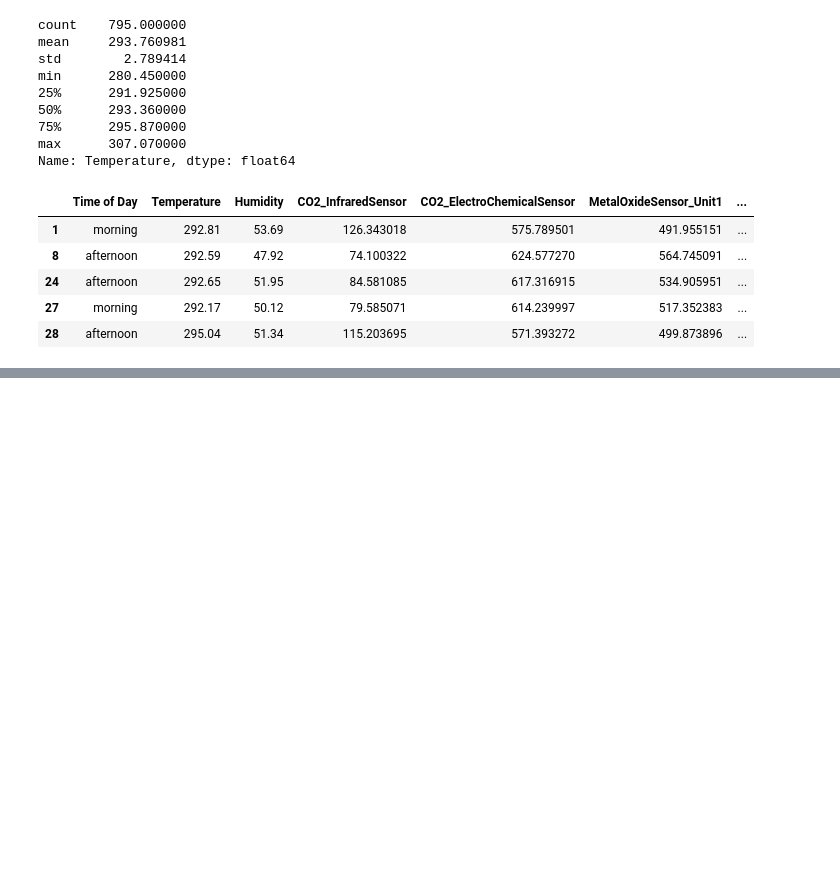
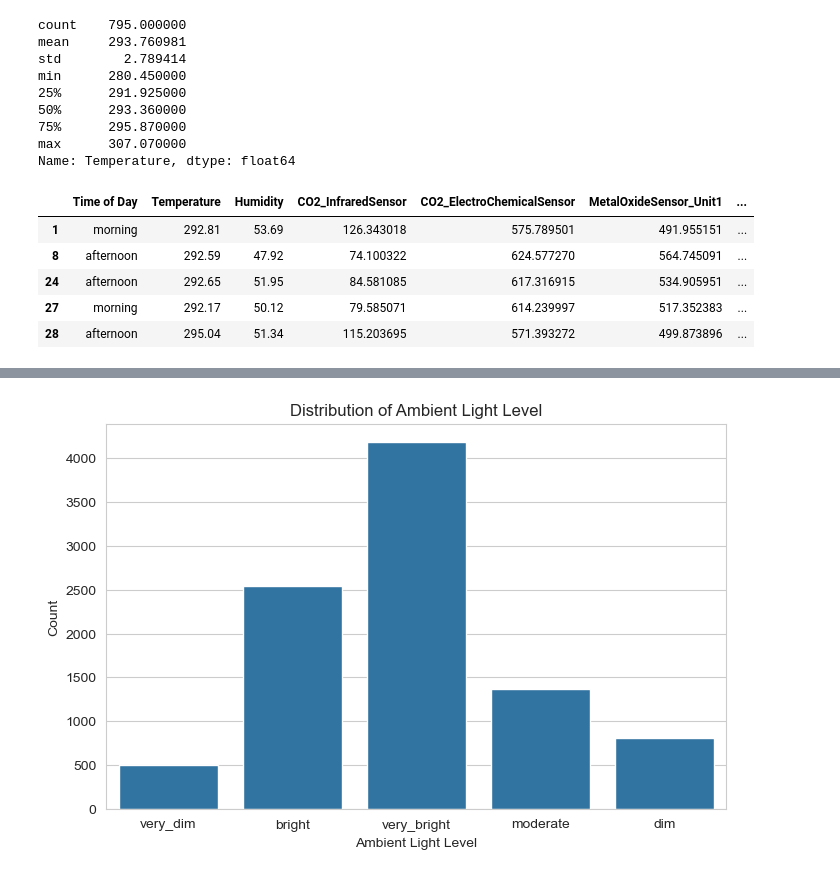
Before and after one commit to chanmyae99/elderguard-analytics-ml, a Jupyter notebook: notebooks/eda.ipynb, the cells around one changed output, grey strips where cells are left out. Drawn from its saved outputs; the diff is of its cells as text; code cells hidden in the pictures; blank space fills up the shorter version.

```diff
--- a/notebooks/eda.ipynb
+++ b/notebooks/eda.ipynb
@@ -581,0 +795,5 @@ df_processed[df_processed["Temperature"] > 60].head()
+# %%
+df_processed["HVAC Operation Mode"] = (
+    df_processed["HVAC Operation Mode"]
+    .str.lower()
+)
@@ -581,0 +835,15 @@ df_processed[df_processed["Temperature"] > 60].head()
+# %%
+plt.figure(figsize=(8,5))
+
+sns.countplot(
+    data=df_processed,
+    x="Ambient Light Level"
+)
+
+plt.title("Distribution of Ambient Light Level")
+plt.xlabel("Ambient Light Level")
+plt.ylabel("Count")
+
+plt.show()
+# %% [output]
+[figure, added]
```
Also changed, not shown: parts of 47 cells of this notebook.
